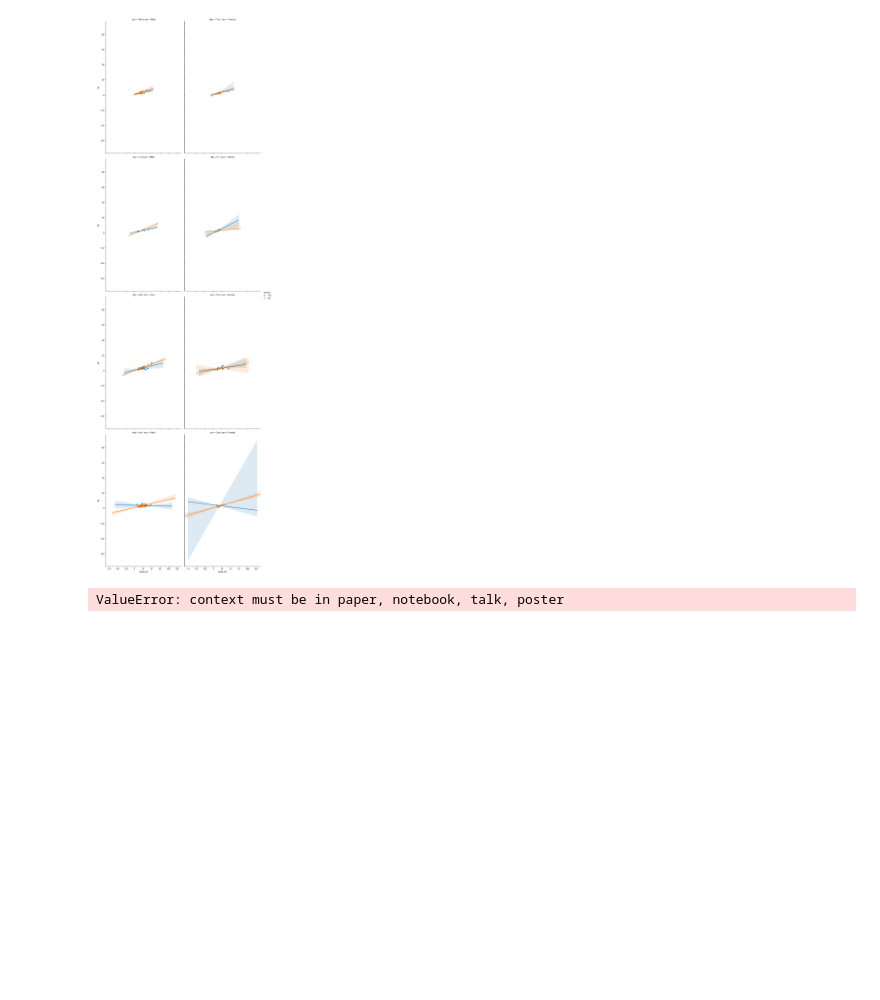
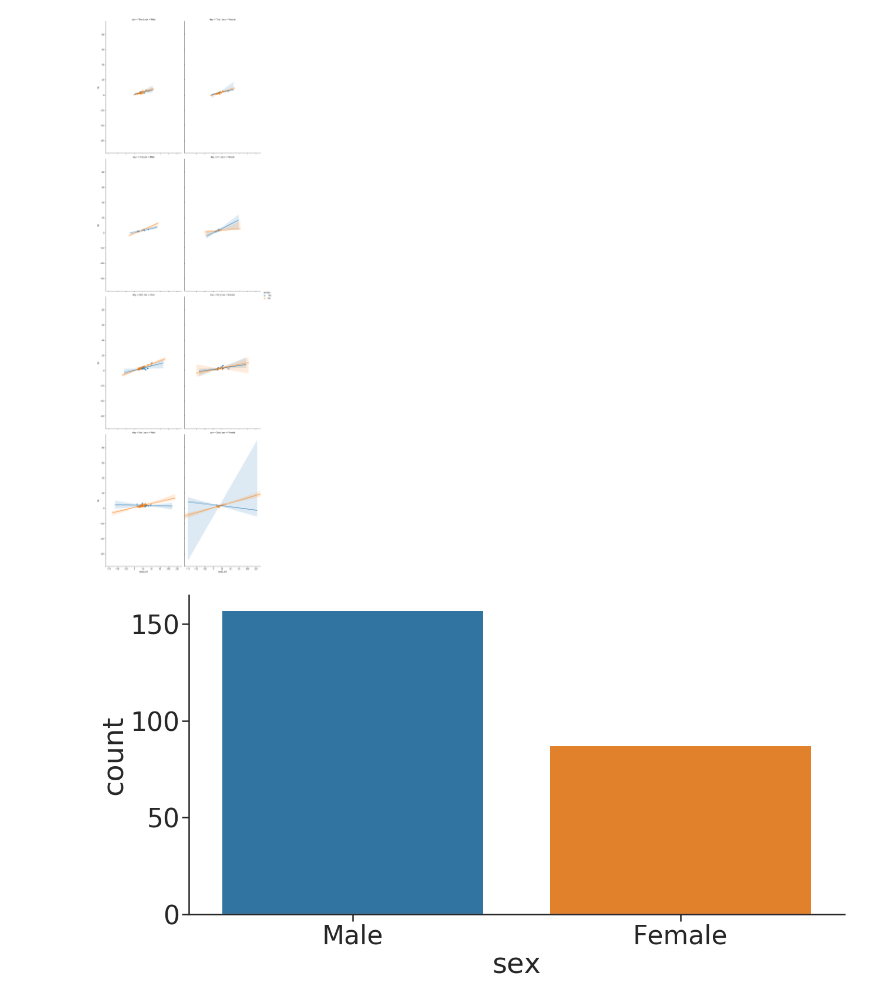
Before and after one commit to UmangAgrawal12345678/machine_learning_projects, a Jupyter notebook: Refactored_Py_DS_ML_Bootcamp-master/06-Data-Visualization-with-Seaborn/seaborn_lecture1.ipynb, the cells around one changed output. Saved outputs shown, nothing was run; the diff lists cells and outputs as text; code cells hidden in the pictures; blank space fills up the shorter version.

```diff
--- a/Refactored_Py_DS_ML_Bootcamp-master/06-Data-Visualization-with-Seaborn/seaborn_lecture1.ipynb
+++ b/Refactored_Py_DS_ML_Bootcamp-master/06-Data-Visualization-with-Seaborn/seaborn_lecture1.ipynb
@@ -173,8 +173,12 @@ sns.lmplot(x='total_bill',y='tip',data=tips,col='sex',row='day',hue='smoker',asp
 [figure]
 # %%
 # Style and color
-# %%
-sns.set_context('ticks')
-sns.countplot(x='sex',data =tips)
-# %% [output]
-ValueError: context must be in paper, notebook, talk, poster
+# %%
+sns.set_context(context='poster',font_scale=2,rc={'lines.linewidth':10})
+sns.set_style("ticks",rc={'xtick.major.size':None
+,'ytick.major.size':10})
+plt.figure(figsize=(20,10))
+sns.countplot(x='sex',data =tips)
+sns.despine()
+# %% [output]
+[figure, added]
```
Also changed, not shown: parts of 1 cell of this notebook.
